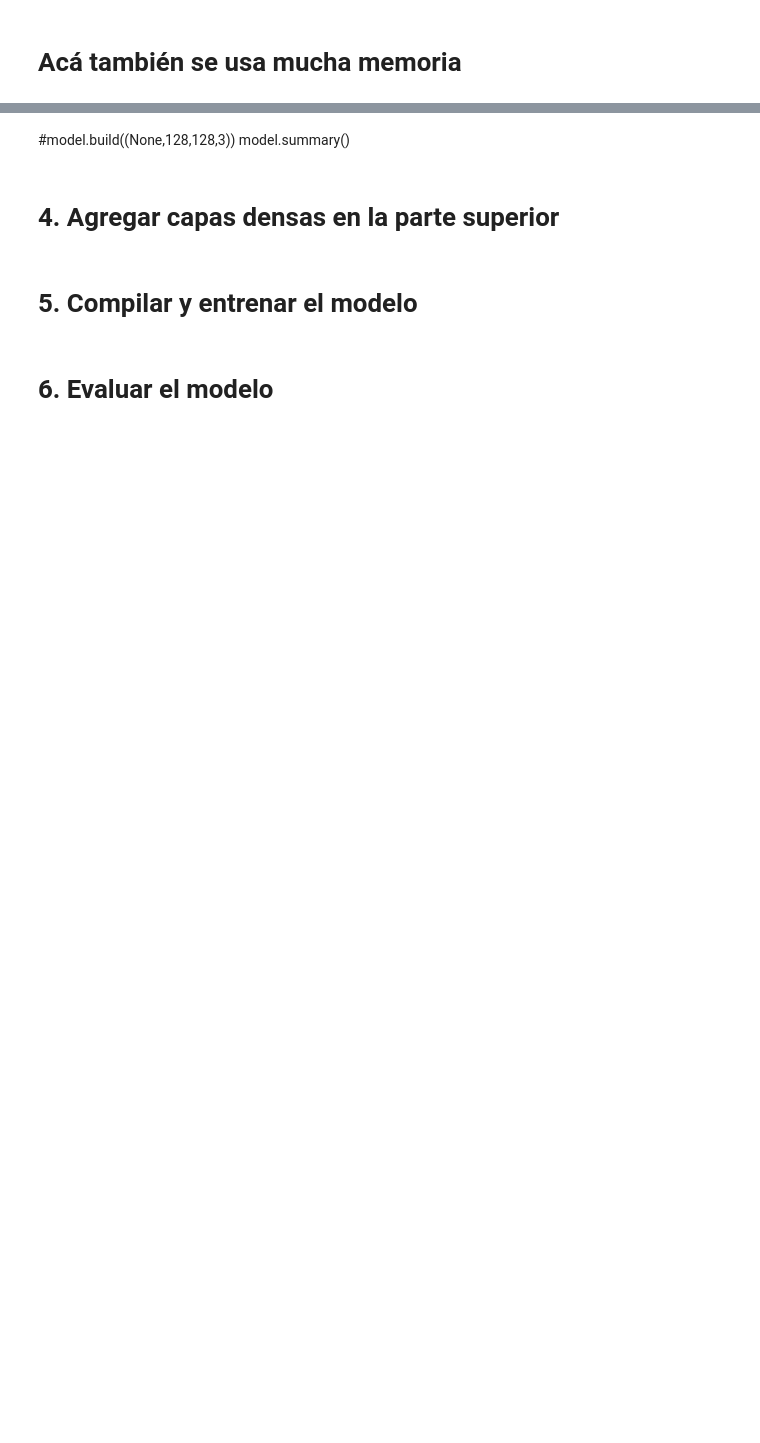
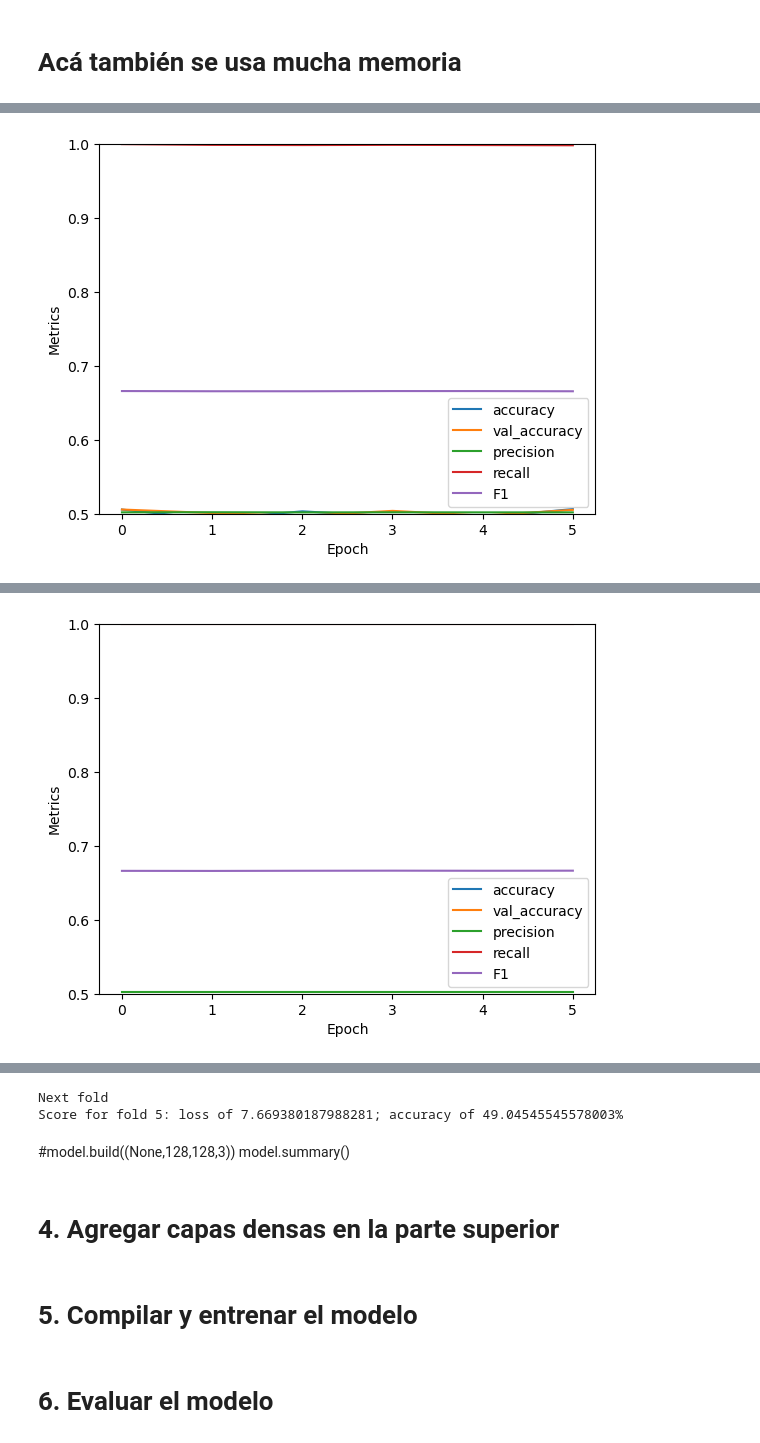
Before and after one commit to intentodemusico/StegianV2, a Jupyter notebook: Python/Modelling/scripts/CNN_Mono_WOW-5_V1.ipynb, the cells around one changed output, grey strips where cells are left out. Saved outputs shown, nothing was run; the diff lists cells and outputs as text; code cells hidden in the pictures; blank space fills up the shorter version.

```diff
--- a/Python/Modelling/scripts/CNN_Mono_WOW-5_V1.ipynb
+++ b/Python/Modelling/scripts/CNN_Mono_WOW-5_V1.ipynb
@@ -320,0 +360,68 @@ x.shape
+# %%
+#Setting early stopping
+earlystopping=callbacks.EarlyStopping(monitor="val_loss", mode="min",patience=5,restore_best_weights=True)
+#Conv
+fold_no = 1
+for train, test in kf.split(x, y):
+    model = models.Sequential()
+    model.add(layers.Conv2D(128,(5,5), padding='valid',strides=[1, 1],
+                      input_shape=(128, 128,1)))
+    model.add(layers.MaxPooling2D((3, 3)))
+    model.add(layers.Conv2D(256, (3, 3), activation='relu'))
+    model.add(layers.MaxPooling2D((3, 3)))
+    model.add(layers.Conv2D(512, (3, 3), activation='relu'))
+    model.add(layers.MaxPooling2D((3, 3)))
+    model.add(layers.Conv2D(1024, (3, 3), activation='relu'))
+    #Dense
+    model.add(layers.Flatten())#, activation='relu'
+    model.add(layers.Dropout(0.2))
+    model.add(layers.Dense(1024, activation='relu'))
+    model.add(layers.Dense(512, activation='relu'))
+    model.add(layers.Dense(256, activation='relu'))
+    model.add(layers.Dense(128, activation='relu'))
+    model.add(layers.Dense(8, activation='relu'))
+    model.add(layers.Dense(2, activation='softmax'))
+    #Comp
+    customSGD=tf.optimizers.SGD(learning_rate=0.015)
+    customAdam=tf.optimizers.Adam(learning_rate=0.02)
+    model.compile(optimizer=tf.optimizers.Adam(),
+                  loss=tf.keras.losses.binary_crossentropy,
+                  metrics=['accuracy',f1_m,precision_m, recall_m])
+        # Generate a print
+    print('------------------------------------------------------------------------')
+    print(f'Training for fold {fold_no} ...')
+    #Fitting
+    history = model.fit(x[train], y[train],validation_data=(x[test], y[test]), epochs=20, callbacks=[earlystopping],batch_size=64)
+    gc.collect()
+    print("\n\n\n\n\nFitted")
+    plt.plot(history.history['accuracy'], label='accuracy')
+    plt.plot(history.history['val_accuracy'], label = 'val_accuracy')
+    plt.xlabel('Epoch')
+    plt.ylabel('Accuracy')
+    plt.ylim([0.5, 1])
+    plt.legend(loc='lower right')
+    test_loss, test_acc,f1_score, precision, recall = model.evaluate(x[test], y[test], verbose=2)
+    print("Loss:",test_loss, "\nAccuracy:",test_acc,"\nF1 score:",f1_score, "\nPrecision:",precision, "\nRecall",recall)
+
+    plt.plot(history.history['precision_m'], label='precision')
+    plt.plot(history.history['recall_m'], label = 'recall')
+    plt.plot(history.history['f1_m'], label = 'F1')
+    plt.xlabel('Epoch')
+    plt.ylabel('Metrics')
+    plt.legend(loc='lower right')
+    plt.show()
+    print("Next fold")
+    #dataMqtt={"Fold":str(fold_no),"timestamp":str(datetime.now()),"Loss":str(test_loss), "Acc":str(test_acc),"F1":str(f1_score),"Precision":str( precision),"Recall": str(recal)}
+    #dataMqtt_out=json.dumps(data)
+    #retMqtt= client1.publish("stegian/data",dataMqtt_out)
+
+    # Generate generalization metrics
+    scores = model.evaluate(x[test], y[test], verbose=0)
+    print(f'Score for fold {fold_no}: {model.metrics_names[0]} of {scores[0]}; {model.metrics_names[1]} of {scores[1]*100}%')
+    acc_per_fold.append(scores[1] * 100)
+    loss_per_fold.append(scores[0])
+
+    # Increase fold number
+    fold_no += 1
+    gc.collect()
+# %% [output]
@@ -320,0 +445 @@ x.shape
+[figure, added]
@@ -320,0 +463 @@ x.shape
+[figure, added]
@@ -321,3 +518,5 @@ x.shape
+Next fold
+Score for fold 5: loss of 7.669380187988281; accuracy of 49.04545545578003%
 # %%
 # == Provide average scores ==
 print('------------------------------------------------------------------------')
```
Also changed, not shown: parts of 18 cells of this notebook.
